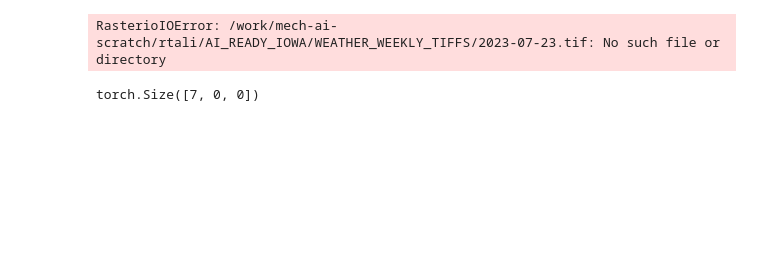
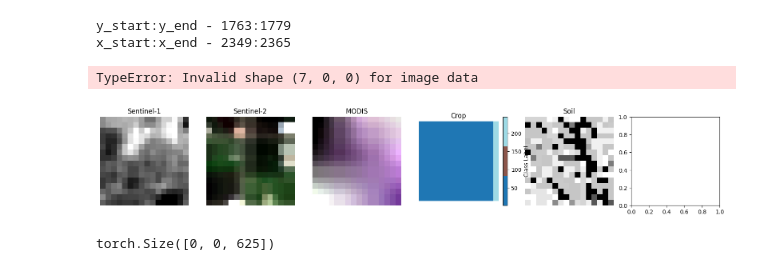
Before and after one commit to aapowadi/multimodal_fusion, a Jupyter notebook: dataloader.ipynb, the cells around one changed output. Cells and saved outputs as stored; diff of their text form; code cells hidden in the pictures; blank space fills up the shorter version.

Commit message:
DEV: 1. Ready code for all modalitiies. Need to work on converting weather file to geotiff (Wrong crs at the moment).

```diff
--- a/dataloader.ipynb
+++ b/dataloader.ipynb
@@ -152,12 +152,14 @@ class MultiModalDataset(Dataset):
             soil_patches.append(torch.from_numpy(band_patch).float())
         soil_tensor = torch.stack(soil_patches, dim=0)  # (6, 16, 16)
 
-        # 4. soil data (all bands)
+        # 4. Weather data (all bands)
+        print(f"y_start:y_end - {y_start}:{y_end}")
+        print(f"x_start:x_end - {x_start}:{x_end}")
         weather_patches = []
-        for band in self.weather_bands:
+        for i in range(1,len(self.weather_bands)+1):
             band_path = os.path.join(self.weather_dir, f'{week_start_date}.tif')
             with rasterio.open(band_path) as src:
-                band_patch = src.read(1)[y_start:y_end, x_start:x_end]
+                band_patch = src.read(i)[y_start:y_end, x_start:x_end]
             weather_patches.append(torch.from_numpy(band_patch).float())
         weather_tensor = torch.stack(weather_patches, dim=0)  # (7, 16, 16)
 
@@ -210,6 +212,8 @@ def display_sample(dataset, sample_idx=0):
             b = normalize_channel(modality[2].numpy())
             rgb = np.stack([r, g, b], axis=-1)
             axes[i].imshow(rgb)
+        elif name == 'Weather':
+            axes[i].imshow(modality.numpy(), cmap='pink')
         else:
             # Grayscale for other modalities, using first channel
             channel = normalize_channel(modality[0].numpy())
@@ -221,33 +225,36 @@ def display_sample(dataset, sample_idx=0):
 # %%
 # Example usage:
 dataset = MultiModalDataset(
     sentinel1_dir='/work/mech-ai-scratch/rtali/gis-sentinel1/final_s1',
     sentinel2_dir='/work/mech-ai-scratch/rtali/gis-sentinel2/final_s2_v3',
     modis_dir='/work/mech-ai-scratch/rtali/gis-modis/modis',
     crop_dir='/work/mech-ai-scratch/rtali/gis-CDL/final_CDL',
     soil_dir='/work/mech-ai-scratch/rtali/AI_READY_IOWA/SOIL',
-    weather_dir='/work/mech-ai-scratch/rtali/AI_READY_IOWA/WEATHER_WEEKLY_TIFFS',
+    weather_dir='/work/mech-ai-scratch/rtali/AI_READY_IOWA/WEATHER_TIFFS',
     transform=transforms.Normalize(mean=[0.5], std=[0.5])  # Adjust mean/std per channel if needed
 )
 
 # Get channel counts
 num_channels_list = [
     len(dataset.s1_bands),      # 2 (Sentinel-1)
     len(dataset.s2_bands),      # 13 (Sentinel-2)
     len(dataset.modis_bands),   # 7 (MODIS)
     len(dataset.cdl_bands),     # Update with actual count
     len(dataset.soil_bands),     # 6 (Soil)
     len(dataset.weather_bands)   # 7 (Weather)
 ]
 display_sample(dataset)
 # %% [output]
-RasterioIOError: /work/mech-ai-scratch/rtali/AI_READY_IOWA/WEATHER_WEEKLY_TIFFS/2023-07-23.tif: No such file or directory
+y_start:y_end - 1763:1779
+x_start:x_end - 2349:2365
+TypeError: Invalid shape (7, 0, 0) for image data
+[figure, added]
 # %%
 sample = dataset[0][0]
 # %%
 sample[5].shape
 # %% [output]
-torch.Size([7, 0, 0])
+torch.Size([0, 0, 625])
 # %%
 label_map = modality[0].numpy()  # (16, 16)
 unique_labels = np.unique(label_map)
```
Also changed, not shown: parts of 3 cells of this notebook, 1 other file.
